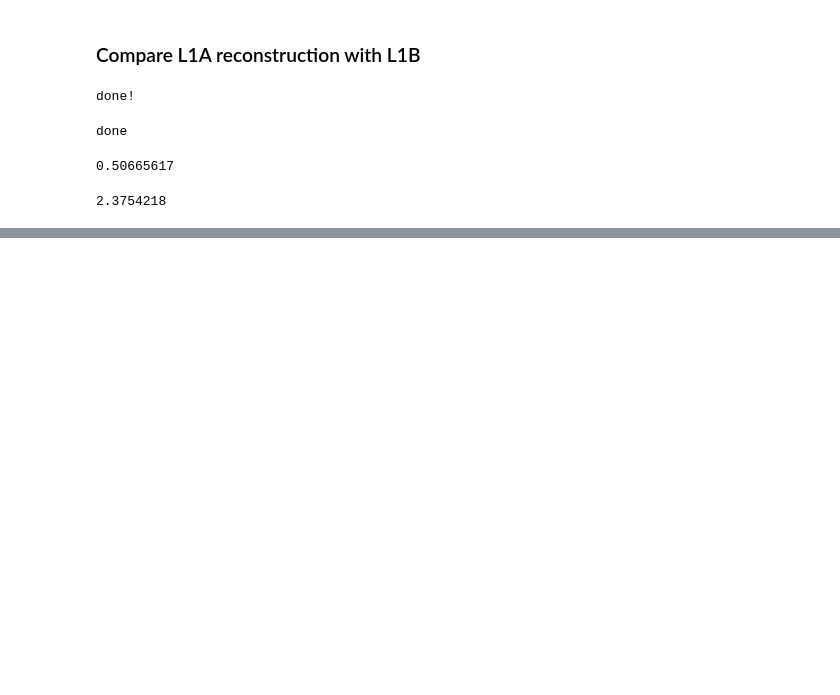
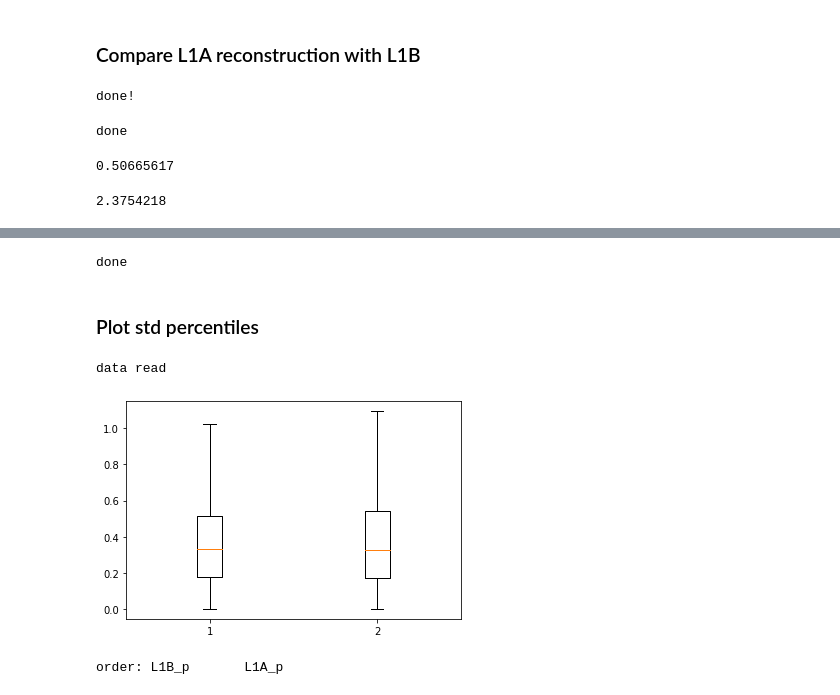
Before and after one commit to centreborelli/sat-bundleadjust, a Jupyter notebook: morenci_ba_pc3dr.ipynb, the cells around one changed output, grey strips where cells are left out. Drawn from its saved outputs; the diff is of its cells as text; code cells hidden in the pictures; blank space fills up the shorter version.

```diff
--- a/morenci_ba_pc3dr.ipynb
+++ b/morenci_ba_pc3dr.ipynb
@@ -255,0 +281,38 @@ np.nanmean(np.array(Image.open(std_fname)).flatten())
+# %%
+config_dir = '/home/carlo/for_roger/s4_20190127T175045Z__s4_20190127T175119Z__s4_20190127T175154Z'
+output_dir = '/home/rogermm14/morenci_extra/s4_20190127T175045Z__s4_20190127T175119Z__s4_20190127T175154Z'
+
+for src_fn in glob.glob(config_dir+'/*.json'):
+    dst_fn = os.path.join(output_dir, '{}/config.json'.format(loader.get_id(src_fn)))
+    os.makedirs(os.path.dirname(dst_fn), exist_ok=True)
+    os.system('cp {} {}'.format(src_fn, dst_fn))
+
+print('done')
+# %% [output]
+done
+# %% [markdown]
+### Plot std percentiles
+# %%
+data_dict = {#'init': 'exp/morenci_L1A_rien/init/4D/metrics/std_per_date/20190128_204710.tif',$
+             'L1B_p': 'exp/morenci_L1B/ba_global/4D/metrics/std_per_date/20190128_204710.tif',
+             'L1A_p': 'exp/morenci_L1A/ba_global/4D/metrics/std_per_date/20190128_204710.tif'}
+# %%
+vectors = []
+for exp_name in data_dict.keys():
+
+    data = np.array(Image.open(data_dict[exp_name])).flatten()
+    data = data[~np.isnan(data)]
+    vectors.append(data)
+
+print('data read')
+# %% [output]
+data read
+# %%
+plt.figure()
+plt.boxplot(vectors, 0, '')
+plt.show()
+
+print('order: {}'.format('       '.join(data_dict.keys())))
+# %% [output]
+[figure, added]
+order: L1B_p       L1A_p
```
Also changed, not shown: parts of 3 cells of this notebook, 8 other files.
